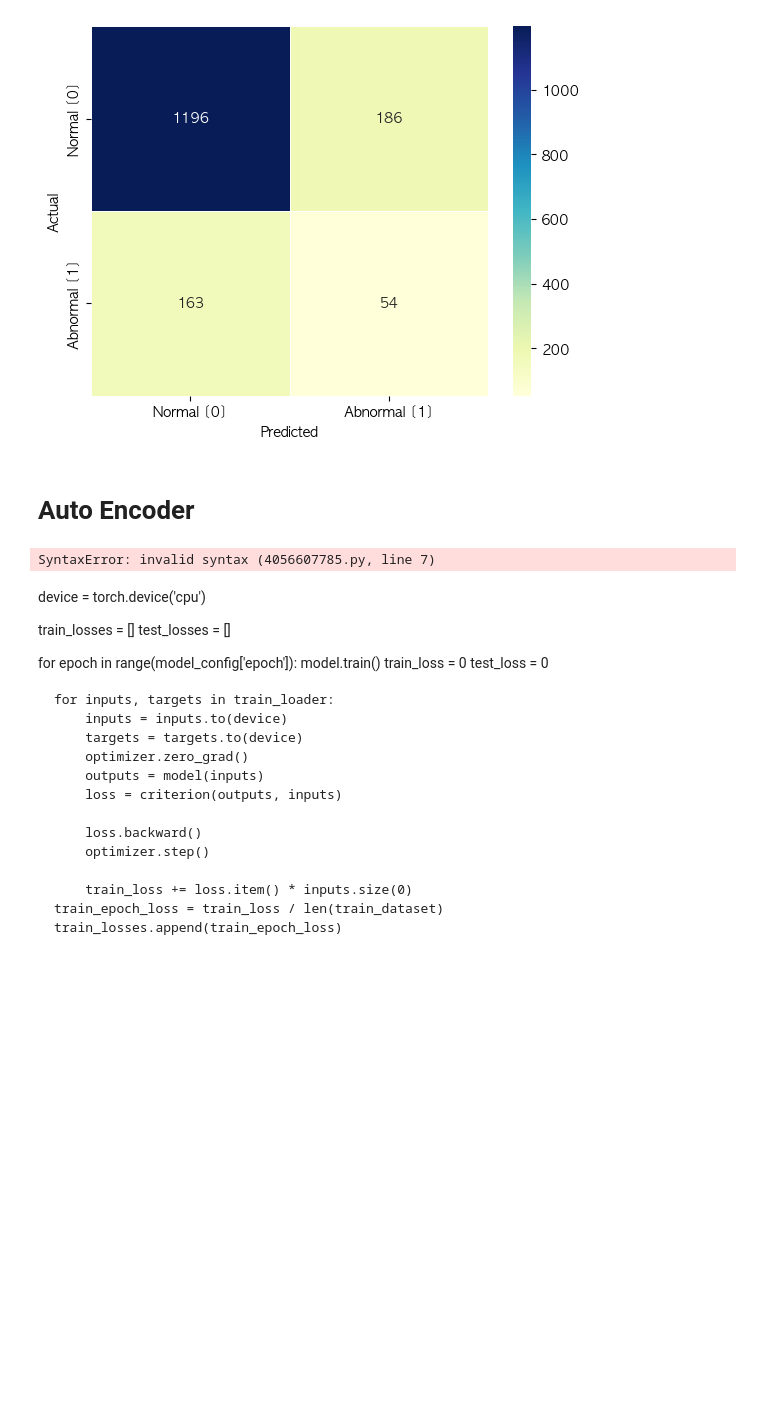
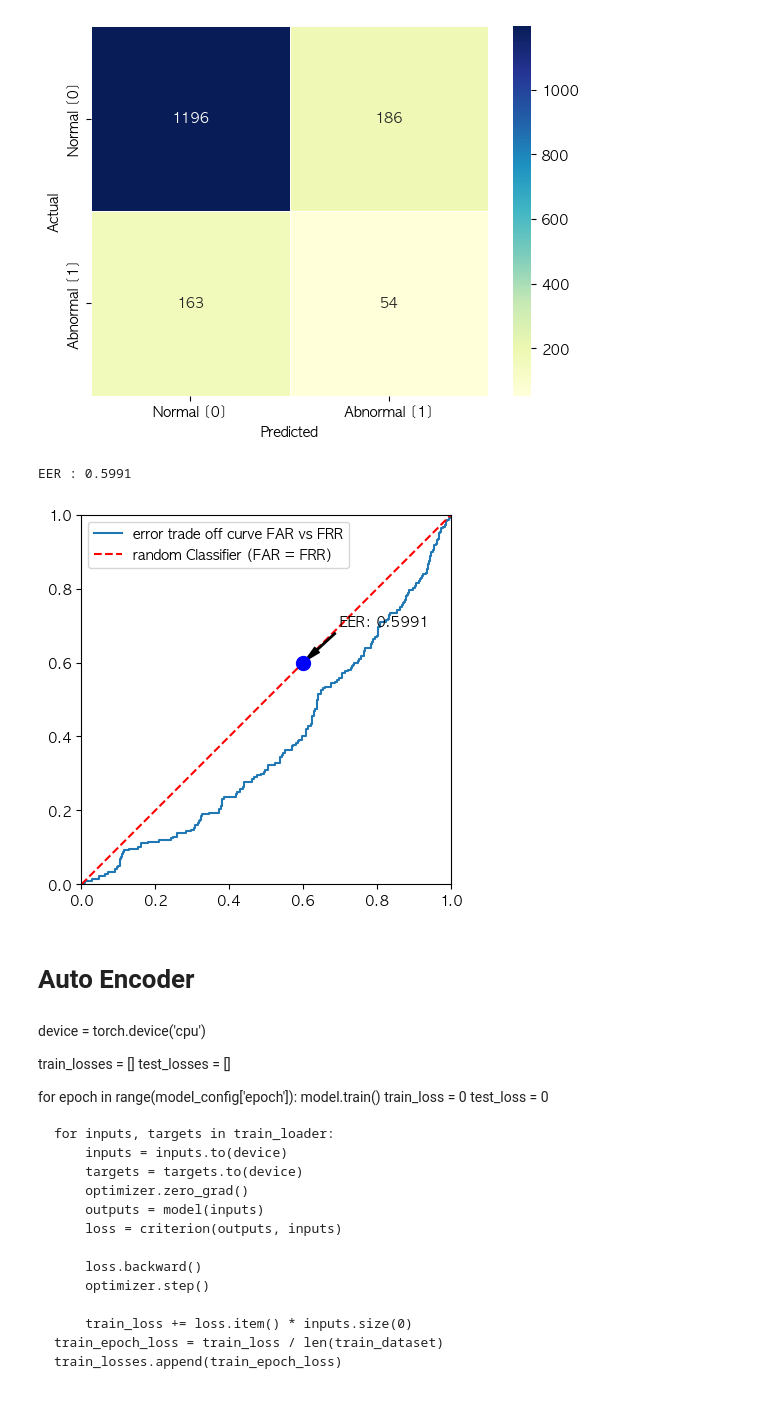
Before and after one commit to basamg912/imbalanced-anomaly-detection, a Jupyter notebook: notebooks/check.ipynb, the cells around one changed output. Saved outputs shown, nothing was run; the diff lists cells and outputs as text; code cells hidden in the pictures; blank space fills up the shorter version.

```diff
--- a/notebooks/check.ipynb
+++ b/notebooks/check.ipynb
@@ -913,6 +924,14 @@ plt.xlabel('Predicted')
 weighted avg       0.79      0.78      0.79      1599
 Text(0.5, 23.52222222222222, 'Predicted')
 [figure]
+# %%
+lof.fit(X=over_sampled_x, y=over_sampled_y)
+lof_score = lof.negative_outlier_factor_
+
+score(over_sampled_y, lof_score)
+# %% [output]
+EER : 0.5991
+[figure, added]
 # %% [markdown]
 # Auto Encoder
 # %%
@@ -969,7 +988,7 @@ model_config={
     "batch_size" : 16,
     "lr" : 1e-3,
     "loss" : nn.MSELoss(),
-    "epoch" : 15-
+    "epoch" : 150
 }
 
 train_dataset = WineDataset(x_train_sc, y_train)
@@ -991,8 +1010,6 @@ model = AutoEncoder(input_dim=model_config['input_dim'])
 
 criterion = model_config["loss"]
 optimizer = optim.Adam(model.parameters(), lr=model_config["lr"])
-# %% [output]
-SyntaxError: invalid syntax (4056607785.py, line 7)
 # %% [markdown]
 device = torch.device('cpu')
 
```
Also changed, not shown: parts of 36 cells of this notebook.
